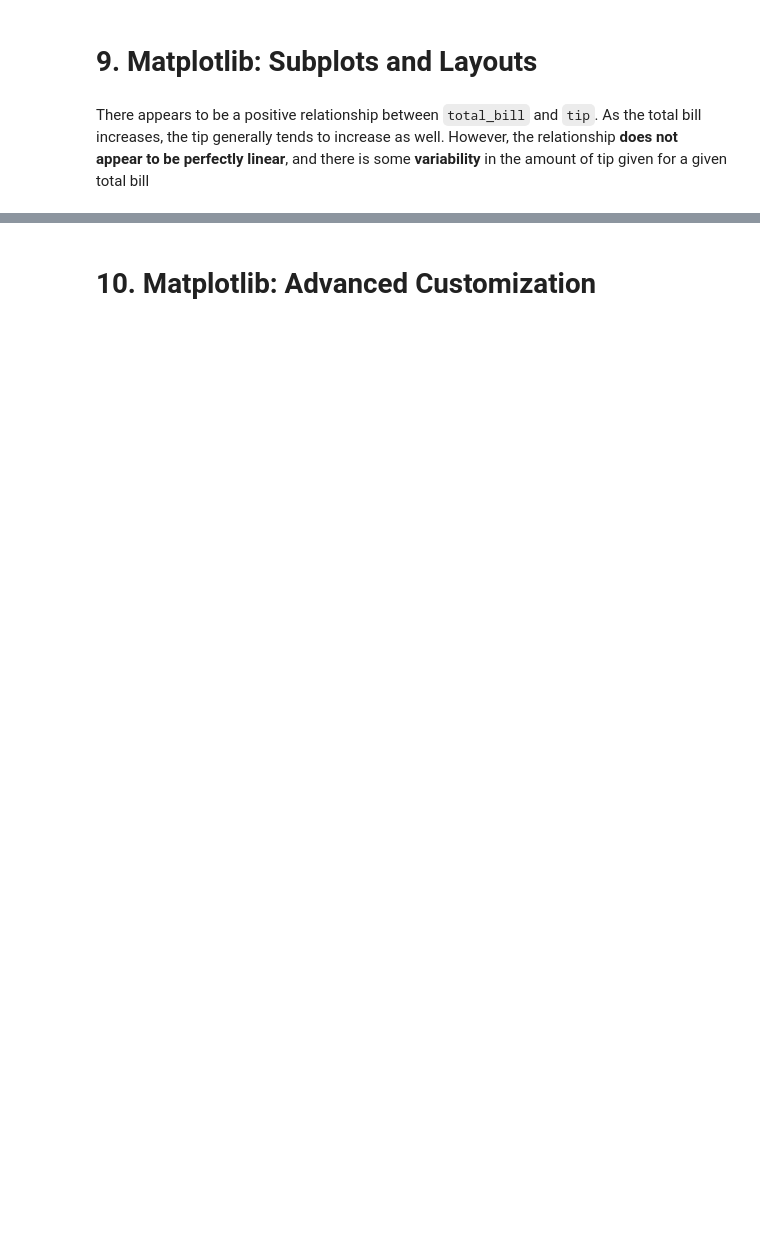
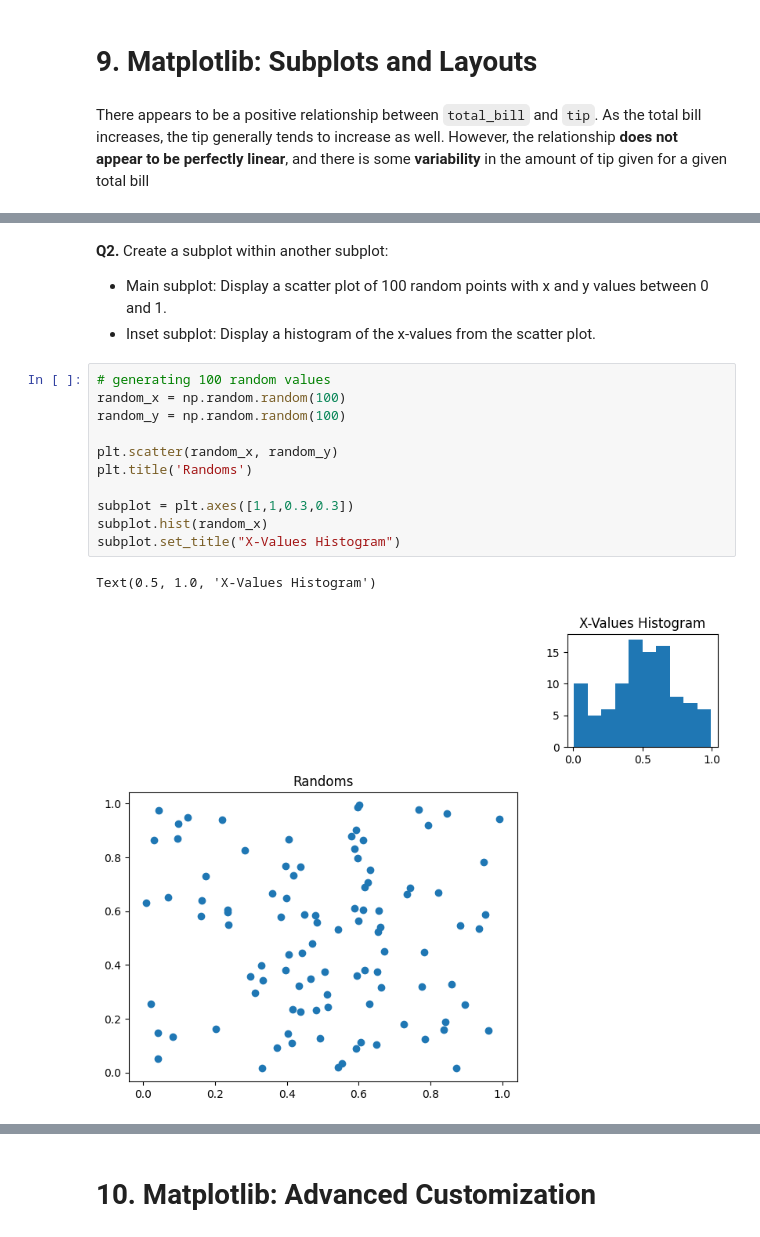
Before and after one commit to Diver202/PSDV, a Jupyter notebook: Assignment2/Lab2_Pandas_Matplotlib.ipynb, the cells around one changed output, grey strips where cells are left out. Drawn from its saved outputs; the diff is of its cells as text; blank space fills up the shorter version.

```diff
--- a/Assignment2/Lab2_Pandas_Matplotlib.ipynb
+++ b/Assignment2/Lab2_Pandas_Matplotlib.ipynb
@@ -1012 +1078,20 @@ There appears to be a positive relationship between `total_bill` and `tip`. As t
+# %% [markdown]
+
+**Q2.** Create a subplot within another subplot:
+- Main subplot: Display a scatter plot of 100 random points with x and y values between 0 and 1.
+- Inset subplot: Display a histogram of the x-values from the scatter plot.
+# %%
+# generating 100 random values
+random_x = np.random.random(100)
+random_y = np.random.random(100)
+
+plt.scatter(random_x, random_y)
+plt.title('Randoms')
+
+subplot = plt.axes([1,1,0.3,0.3])
+subplot.hist(random_x)
+subplot.set_title("X-Values Histogram")
+# %% [output]
+Text(0.5, 1.0, 'X-Values Histogram')
+[figure, added]
 # %% [markdown]
```
Also changed, not shown: parts of 32 cells of this notebook, 1 other file.
